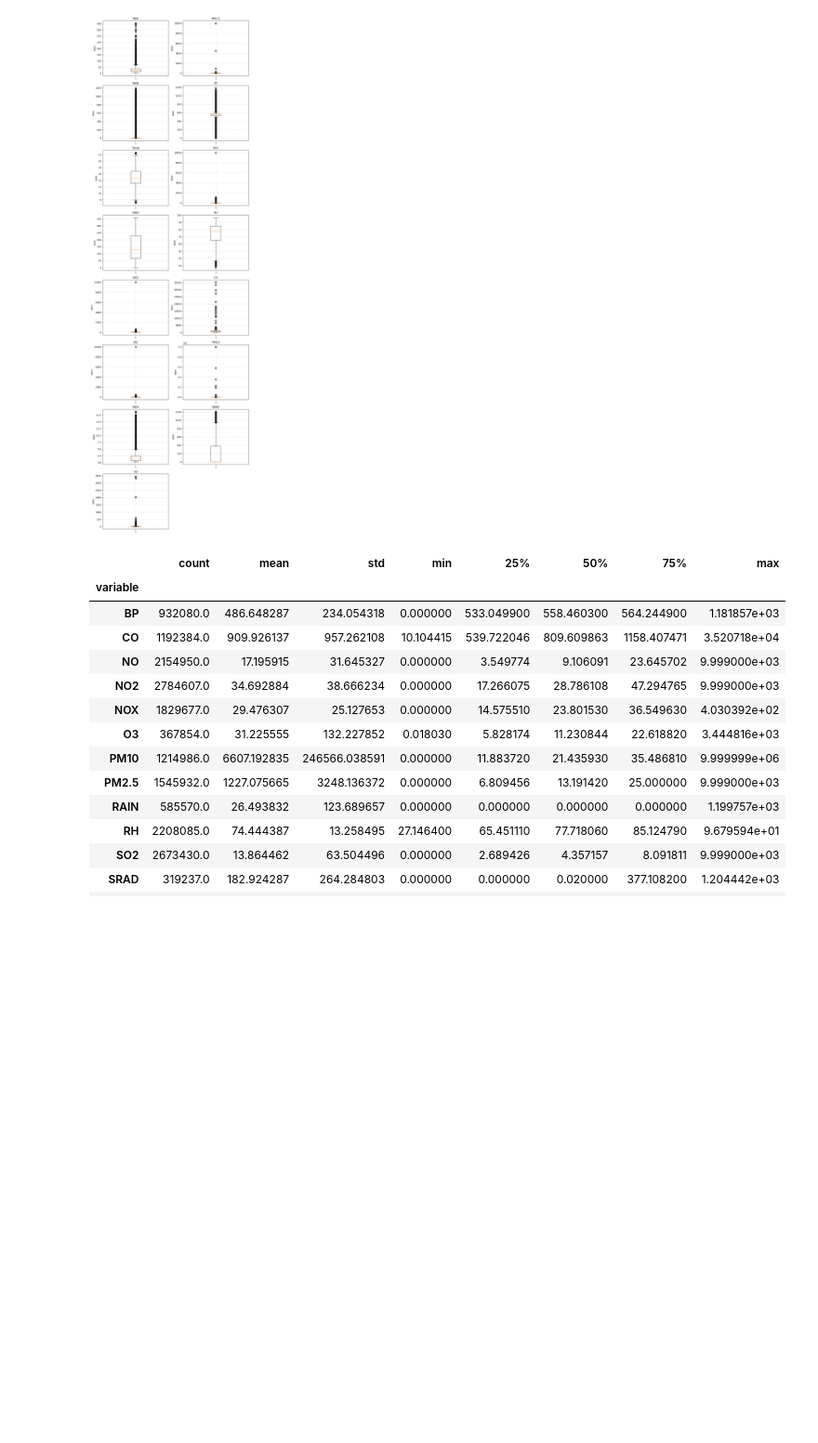
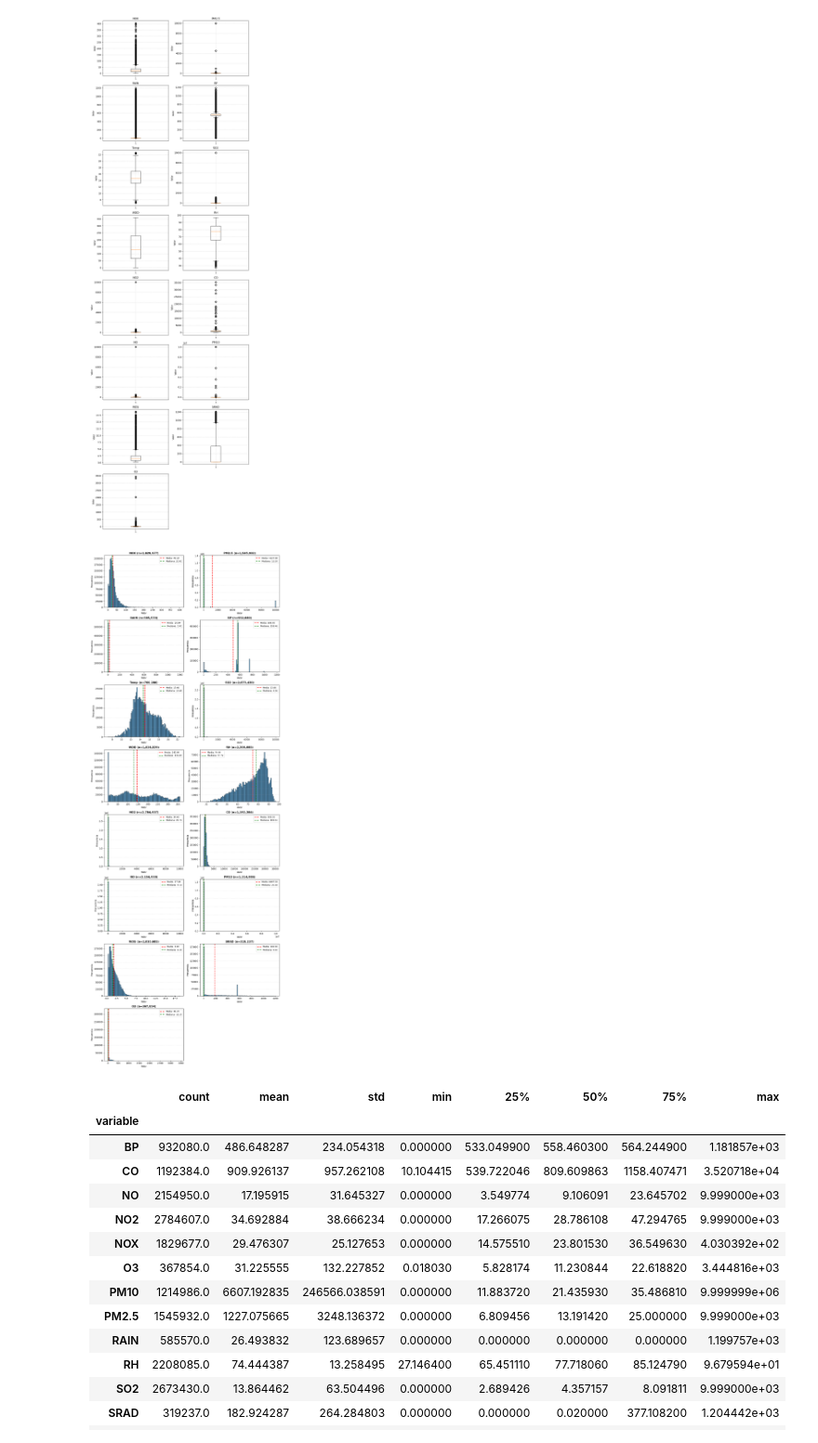
Before and after one commit to sariswis/Proyecto-Visual-Analytics, a Jupyter notebook: entendimiento/Dataset 3 - Parte 2 - Variables de calidad del aire.ipynb, the cells around one changed output. Shown at 93% size. Saved outputs shown, nothing was run; the diff lists cells and outputs as text; code cells hidden in the pictures; blank space fills up the shorter version.

Commit message:
add: datos enriquecidos

```diff
--- a/entendimiento/Dataset 3 - Parte 2 - Variables de calidad del aire.ipynb
+++ b/entendimiento/Dataset 3 - Parte 2 - Variables de calidad del aire.ipynb
@@ -291,6 +337,49 @@ plt.tight_layout()
 plt.show()
 # %% [output]
 [figure]
+# %%
+# Valores únicos
+variables = df2["variable"].unique()
+n_vars = len(variables)
+
+# Calcula el número de filas y columnas del grid
+n_cols = 2  # puedes cambiar a 3 o 4 según prefieras
+n_rows = -(-n_vars // n_cols)  # división entera redondeada hacia arriba
+
+# Crear figura y ejes
+fig, axes = plt.subplots(n_rows, n_cols, figsize=(6 * n_cols, 4 * n_rows), squeeze=False)
+
+# Iterar sobre cada variable
+for i, var in enumerate(variables):
+    row, col = divmod(i, n_cols)
+    ax = axes[row][col]
+    subset = df2[df2["variable"] == var]["value"]
+
+    # Eliminar NaN para evitar warnings
+    subset = subset.dropna()
+
+    # Crear histograma
+    # Puedes ajustar bins='auto', bins=50, o bins=100 según tus datos
+    ax.hist(subset, bins=100, edgecolor='black', alpha=0.7)
+
+    # Añadir línea vertical de la media y mediana
+    ax.axvline(subset.mean(), color='red', linestyle='--', linewidth=2, label=f'Media: {subset.mean():.2f}')
+    ax.axvline(subset.median(), color='green', linestyle='--', linewidth=2, label=f'Mediana: {subset.median():.2f}')
+
+    ax.set_title(f'{var} (n={len(subset):,})', fontsize=12, fontweight='bold')
+    ax.set_xlabel("Valor")
+    ax.set_ylabel("Frecuencia")
+    ax.legend(fontsize=9)
+    ax.grid(True, linestyle="--", alpha=0.3, axis='y')
+
+# Eliminar ejes vacíos (si sobran)
+for j in range(i + 1, n_rows * n_cols):
+    fig.delaxes(axes.flatten()[j])
+
+plt.tight_layout()
+plt.show()
+# %% [output]
+[figure, added]
 # %%
 df2.groupby("variable")["value"].describe()
 # %% [output]
```
Also changed, not shown: parts of 3 cells of this notebook, 7 other files.
